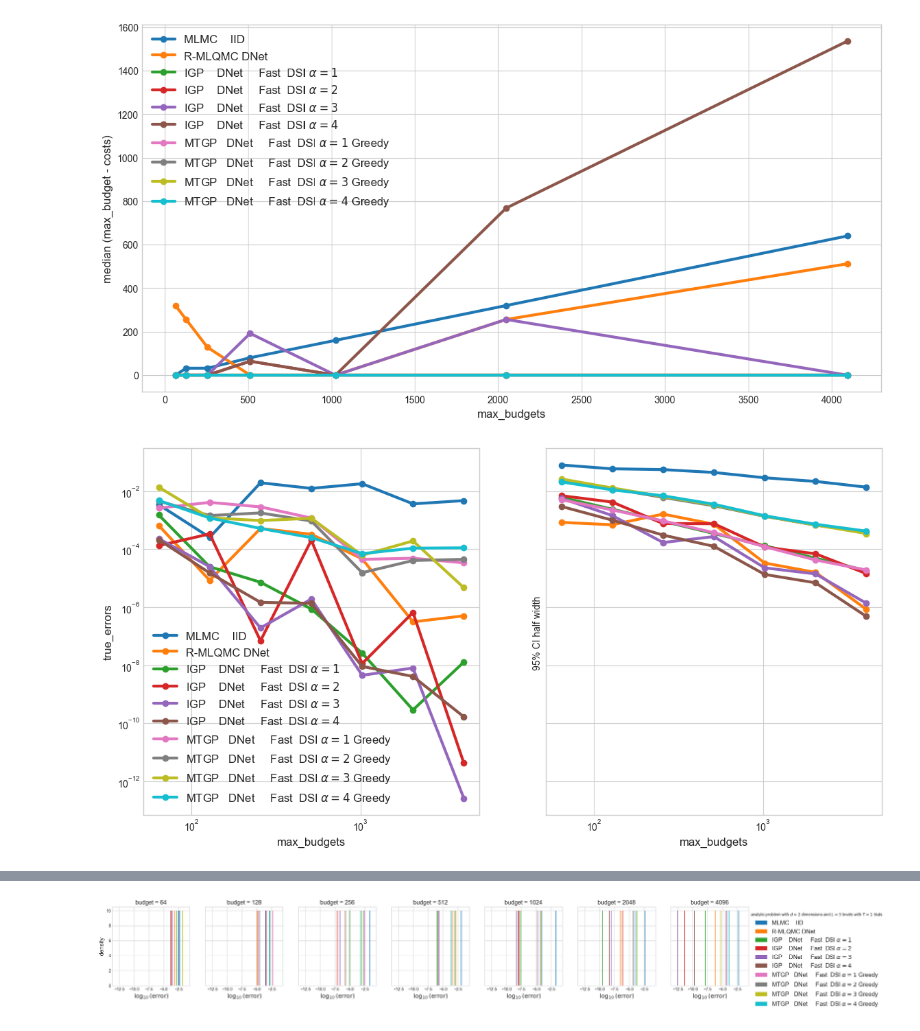
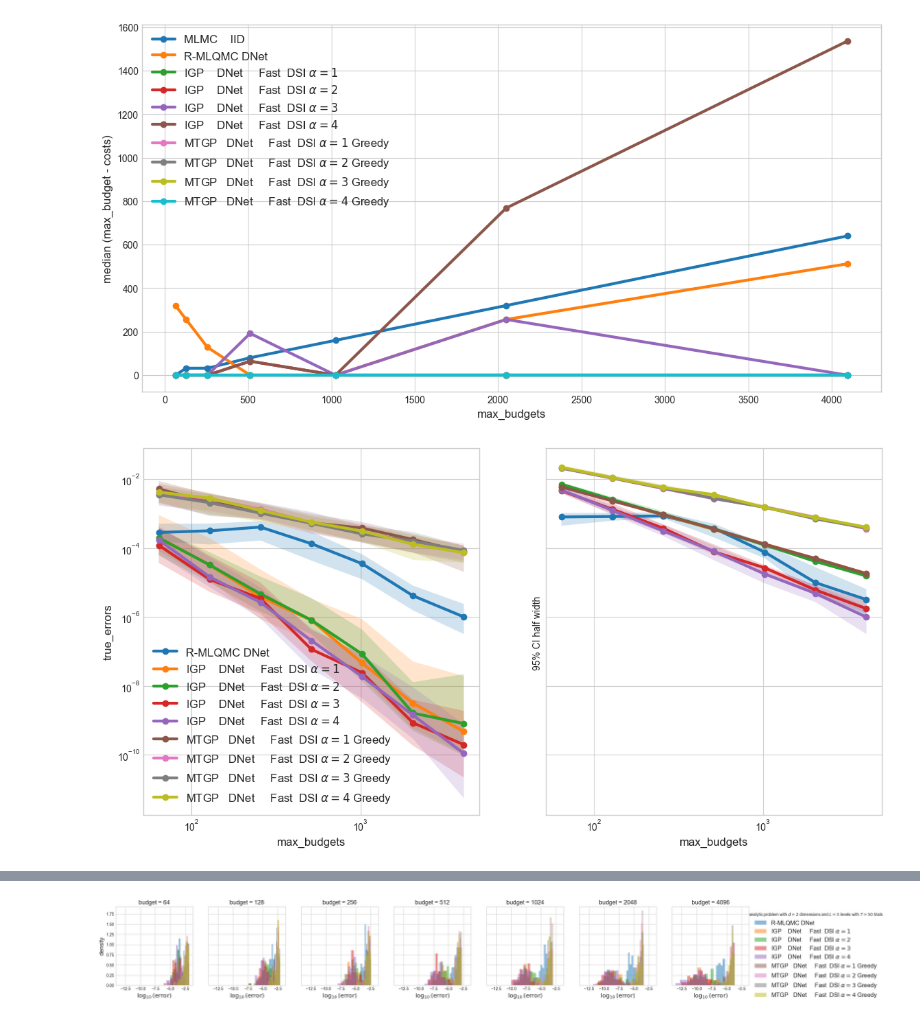
Before and after one commit to sandialabs/mlqmcpy, a Jupyter notebook: examples/budgeted_comparison.ipynb, the cells around one changed output, grey strips where cells are left out. Drawn from its saved outputs; the diff is of its cells as text; code cells hidden in the pictures.

Commit message:
dnet comp

```diff
--- a/examples/budgeted_comparison.ipynb
+++ b/examples/budgeted_comparison.ipynb
@@ -22,13 +22,13 @@ alpha = .2
 # %% [markdown]
 ## Experiment
 # %%
-force_experiment = True
+force_experiment = False
 problem_dim_levels = (analytic,2,3)
 #problem_dim_levels = (elliptic,8,3)
 #problem_dim_levels = (asian_option,12,5)
 problem,dimension,num_levels = problem_dim_levels
-dataroot = "budgeted_comparison_data/comp.%s.d%d.levels%d/"%(problem.__name__,dimension,num_levels)
-verbose = 1
+dataroot = "budgeted_comparison_data/comp.%s.d%d.levels%d.DNET/"%(problem.__name__,dimension,num_levels)
+verbose = 10
 n_ref = 2**19
 
 if not os.path.exists(dataroot): os.makedirs(dataroot)
@@ -37,13 +37,13 @@ if not os.path.isfile(dataroot+"data.npy") or force_experiment:
     # parameters
     initial_sample_size = 2**(num_levels-np.arange(num_levels)+3)
     max_budgets = 2**np.arange(6,13)
-    trials = 1#100
+    trials = 50#100
 
     kwargs_fastgp_fit = {"loss_metric":"MLL","stop_crit_improvement_threshold":1e-1,"verbose":0}
 
     zip_name_IteratorClass_kwargs = [
-        ## MLMC
-        ("MLMC    IID",mp.GreedyMLMCIterator,{}),
+        # ## MLMC
+        # ("MLMC    IID",mp.GreedyMLMCIterator,{}),
         ## R-MLQMC
         # ##  LATTICE
         # ("R-MLQMC Lattice",mp.GreedyMLQMCIterator,{"discrete_distribution_type":qp.Lattice}),
@@ -212,12 +212,12 @@ ax[1].set_ylabel("%d%% CI half width "%int(100*confidence))
 for j in range(2):
     ax[j].set_xlabel("max_budgets",fontsize="large")
 # %% [output]
-[figure, old version]
+[figure, new version]
 # %%
 fig,ax = pyplot.subplots(nrows=1,ncols=len(max_budgets),figsize=(WIDTH*2,WIDTH/(len(max_budgets)+1)*2),sharex=True,sharey=True)
 for j in range(len(max_budgets)):
     for i,name in enumerate(names):
-        ax[j].hist(np.log10(true_errors[i,j]),label=name,density=True,bins=10)
+        ax[j].hist(np.log10(true_errors[i,j]),label=name,density=True,bins=10,alpha=.5)
     ax[j].set_xlabel(r"$\log_{10}(\mathrm{error})$",fontsize="x-large")
     ax[j].set_title("budget = %d"%max_budgets[j],fontsize="x-large")
 ax[0].legend(frameon=False,bbox_to_anchor=(10,1),title=r"%s problem with $d = %d$ dimensions and $L = %d$ levels with $T=%d$ trials"%(problem.__name__,dimension,num_levels,trials),fontsize="x-large")#,ncol=len(names))
@@ -230,5 +230,5 @@ fig.savefig(dataroot+"densities.pdf",transparent=True,bbox_inches="tight")
         UserWarning: Tight layout not applied. tight_layout cannot make Axes width small enough to accommodate all Axes decorations
-[figure, old version]
+[figure, new version]
 # %%
 fig,ax = pyplot.subplots(nrows=len(max_budgets),ncols=1,figsize=(WIDTH/4,WIDTH*len(max_budgets)/3),sharex=True,sharey=True)
 for i,name in enumerate(names):
```
Also changed, not shown: parts of 3 cells of this notebook.
